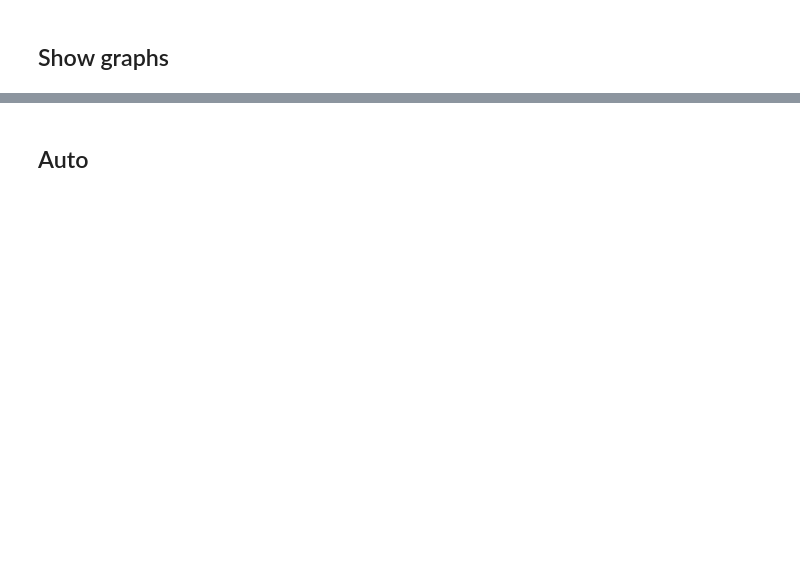
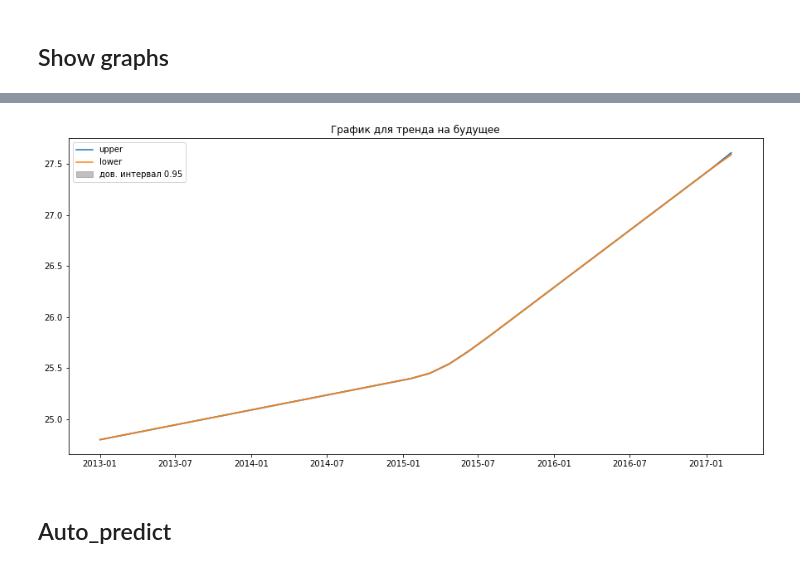
Before and after one commit to tiltedSF/timeSeries_tools, a Jupyter notebook: expml.ipynb, the cells around one changed output, grey strips where cells are left out. Saved outputs shown, nothing was run; the diff lists cells and outputs as text; code cells hidden in the pictures; blank space fills up the shorter version.

```diff
--- a/expml.ipynb
+++ b/expml.ipynb
@@ -70,0 +91,4 @@ temperature_ts.init_and_predict_prophet()
+# %%
+temperature_ts.draw_trend()
+# %% [output]
+[figure, added]
@@ -71,4 +97,4 @@ temperature_ts.init_and_predict_prophet()
 # %% [markdown]
-## Auto
+## Auto_predict
 # %%
 temperature_ts.to_vanga()
```
Also changed, not shown: parts of 18 cells of this notebook, 3 other files.
